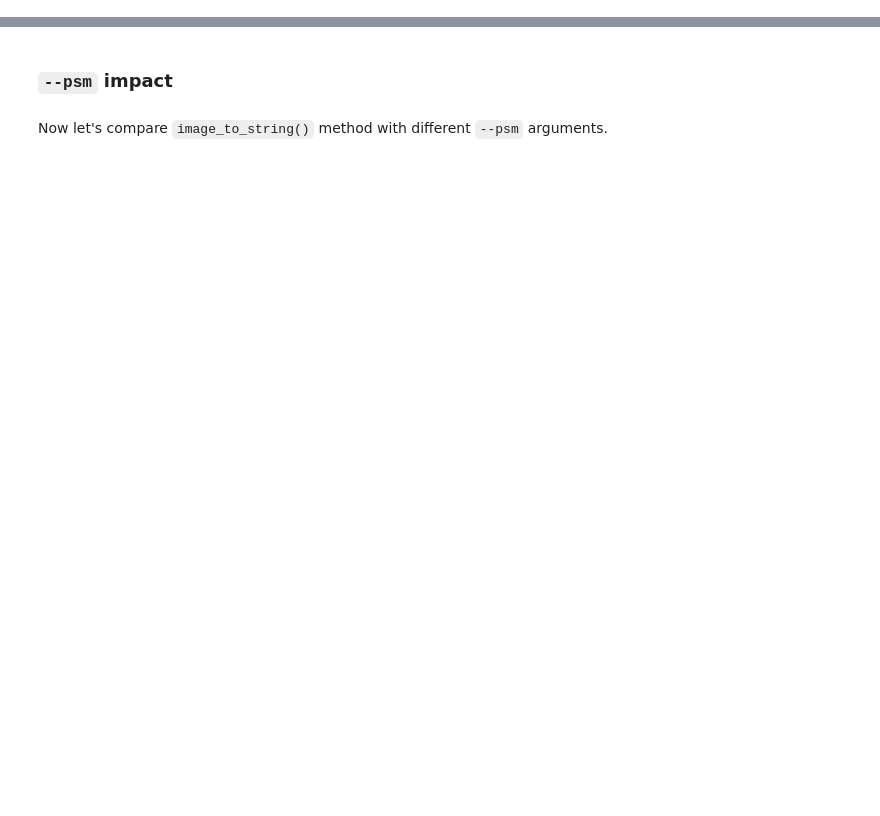
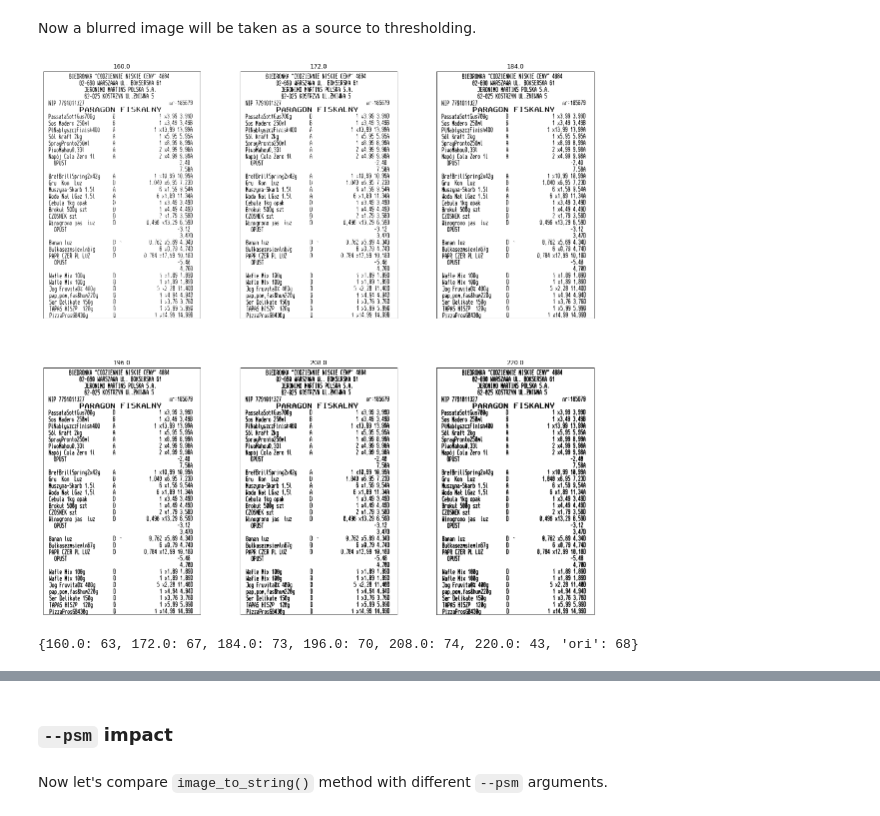
Before and after one commit to MichSobo/OCR-Receipts, a Jupyter notebook: notebooks/process_image.ipynb, the cells around one changed output, grey strips where cells are left out. Cells and saved outputs as stored; diff of their text form; code cells hidden in the pictures; blank space fills up the shorter version.

```diff
--- a/notebooks/process_image.ipynb
+++ b/notebooks/process_image.ipynb
@@ -78,0 +326,19 @@ img = raw_imgs[300]
+# %% [markdown]
+Now a blurred image will be taken as a source to thresholding.
+# %%
+raw_img_crop_blur = cv.GaussianBlur(raw_img_crop, (3, 3), 0)
+# %%
+fig, ax = plt.subplots(2, 3, figsize=(20, 20), subplot_kw={'xticks': [], 'yticks': []})
+
+thresholds = np.linspace(160, 220, 6).reshape(2, 3)
+imgs_simple_thresh_blur = {}
+
+for i in range(2):
+    for j in range(3):
+        img = cv.threshold(raw_img_crop_blur, thresholds[i][j], 255, cv.THRESH_BINARY)[1]
+        imgs_simple_thresh_blur[thresholds[i][j]] = img
+
+        ax[i][j].imshow(img)
+        ax[i][j].set_title(thresholds[i][j])
+# %% [output]
+[figure, added]
@@ -78,0 +347,10 @@ img = raw_imgs[300]
+# %%
+# Get accuracy for all thresholded images
+accuracy = {}
+for thresh, content in imgs_simple_thresh_blur_content.items():
+    accuracy[thresh] = get_accuracy(ref_content_crop, content)
+accuracy['ori'] = get_accuracy(ref_content_crop, raw_img_crop_content)
+
+accuracy
+# %% [output]
+{160.0: 63, 172.0: 67, 184.0: 73, 196.0: 70, 208.0: 74, 220.0: 43, 'ori': 68}
```
Also changed, not shown: parts of 81 cells of this notebook.
